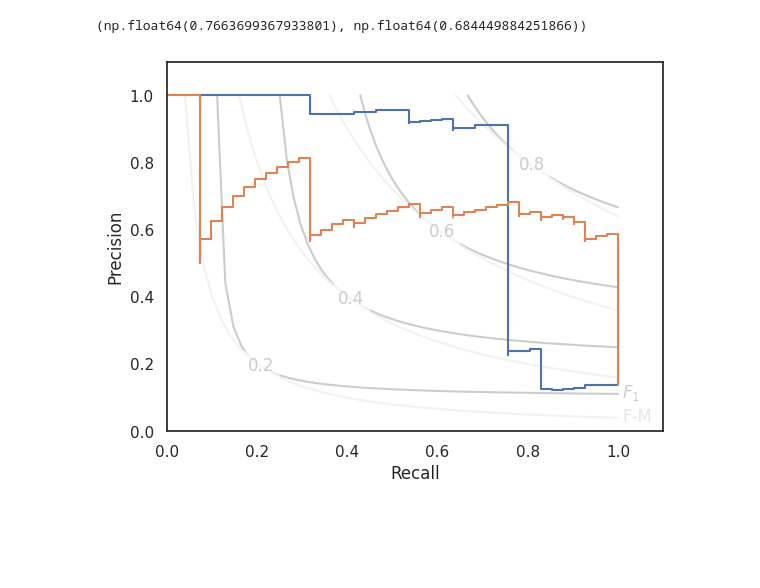
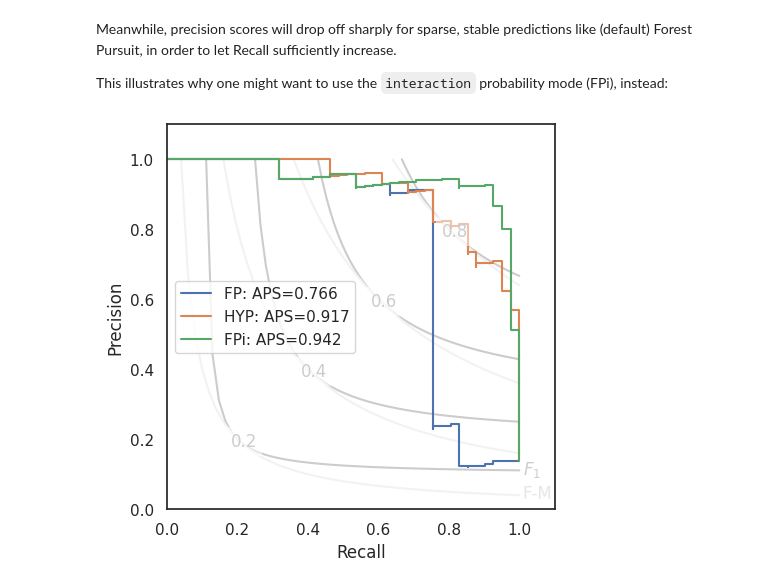
Before and after one commit to usnistgov/affinis, a Jupyter notebook: notebooks/case-studies/example.ipynb, the cells around one changed output. Cells and saved outputs as stored; diff of their text form; code cells hidden in the pictures; blank space fills up the shorter version.

```diff
--- a/notebooks/case-studies/example.ipynb
+++ b/notebooks/case-studies/example.ipynb
@@ -6,8 +14,16 @@ import networkx as nx
 import seaborn as sns
 import pandas as pd
 import matplotlib.pyplot as plt
+from pathlib import Path
+
+import affinis.associations as aff
+from affinis.filter import threshold_connected
+from affinis.plots import hinton
+
 rng = np.random.default_rng(42)
 sns.set_theme(style='white')
+imgpath=Path('../../docs/case-studies/img/')
+plt.rc('figure', figsize=(4.0, 3.0))
 # %% [markdown]
 ## Problem Setting
 
@@ -181,8 +146,10 @@ hinton(-A, marker='.')
 from contingency import Contingent
 from contingency.plots import PR_contour
 from scipy.spatial.distance import squareform
+
 y_true = squareform(A).astype(bool)
+y_fp = squareform(baselines['Forest Pursuit'])
+y_hyp = squareform(baselines['Hyperbolic Proj.'],checks=False)
 
-
-m_fp = Contingent.from_scalar(y_true, squareform(forest_pursuit_edge(X, pseudocts=psct)))
-m_compare = Contingent.from_scalar(y_true, squareform(baselines['doubly-stochastic']))
+m_fp = Contingent.from_scalar(y_true, y_fp)
+m_hyp = Contingent.from_scalar(y_true, y_hyp)
@@ -197,8 +175,26 @@ m_fp.expected('mcc'), m_compare.expected('mcc')
+# %% [markdown]
+Meanwhile, precision scores will drop off sharply for sparse, stable predictions like (default) Forest Pursuit, in order to let Recall sufficiently increase.
+
+This illustrates why one might want to use the `interaction` probability mode (FPi), instead:
 # %%
-PR_contour()
-plt.step(m_fp.recall, m_fp.precision, where='post')
-plt.step(m_compare.recall, m_compare.precision, where='post')
-m_fp.expected('aps'), m_compare.expected('aps')
+m_fpi = Contingent.from_scalar(y_true, squareform(aff.forest_pursuit(X, mode='interaction')))
+
+f = plt.figure(figsize=(5,5))
+ax=plt.gca()
+PR_contour(ax=ax)
+plt.step(
+    m_fp.recall, m_fp.precision,
+    where='post',label=f'FP: APS={m_fp.expected('aps'):.3f}'
+)
+plt.step(
+    m_hyp.recall, m_hyp.precision,
+    where='post', label=f'HYP: APS={m_hyp.expected('aps'):.3f}'
+)
+plt.step(
+    m_fpi.recall, m_fpi.precision,
+    where='post', label=f'FPi: APS={m_fpi.expected('aps'):.3f}'
+)
+plt.legend()
+plt.savefig(imgpath/'collab-PR.webp')
 # %% [output]
-(np.float64(0.7663699367933801), np.float64(0.684449884251866))
-[figure, old version]
+[figure, new version]
```
Also changed, not shown: parts of 25 cells of this notebook, 10 other files.
